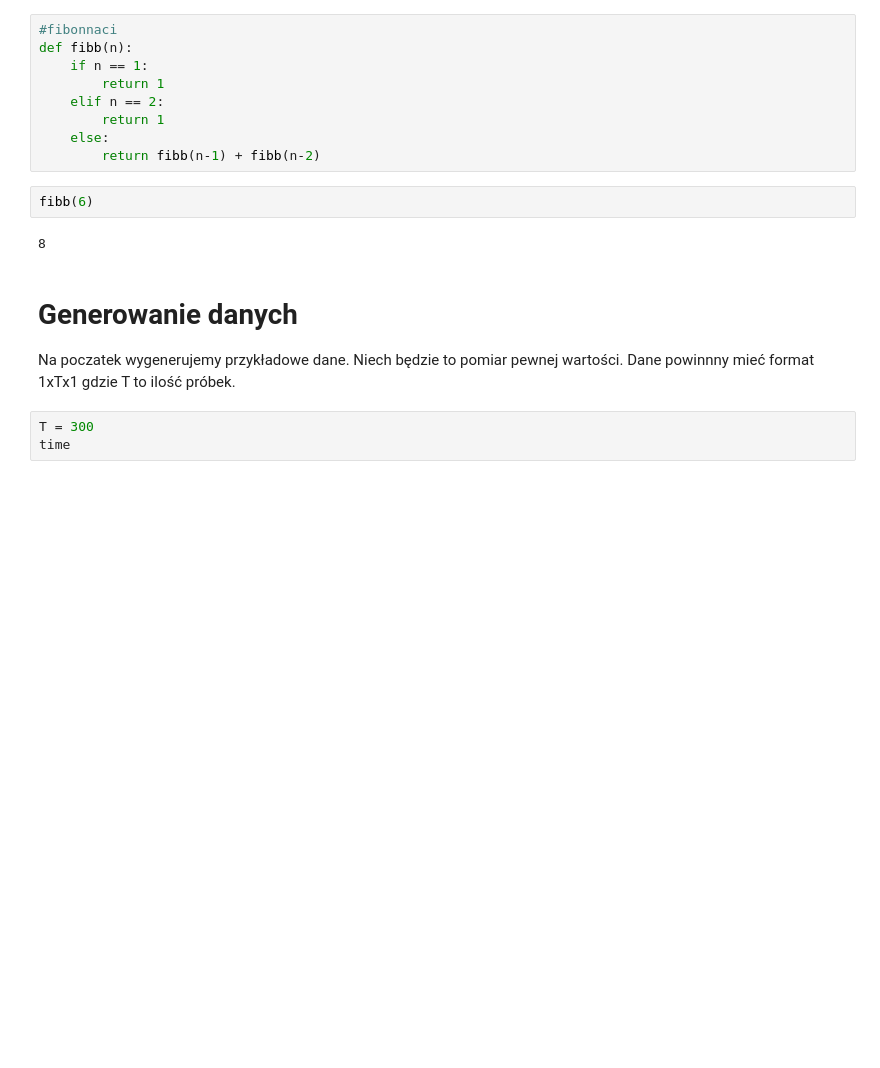
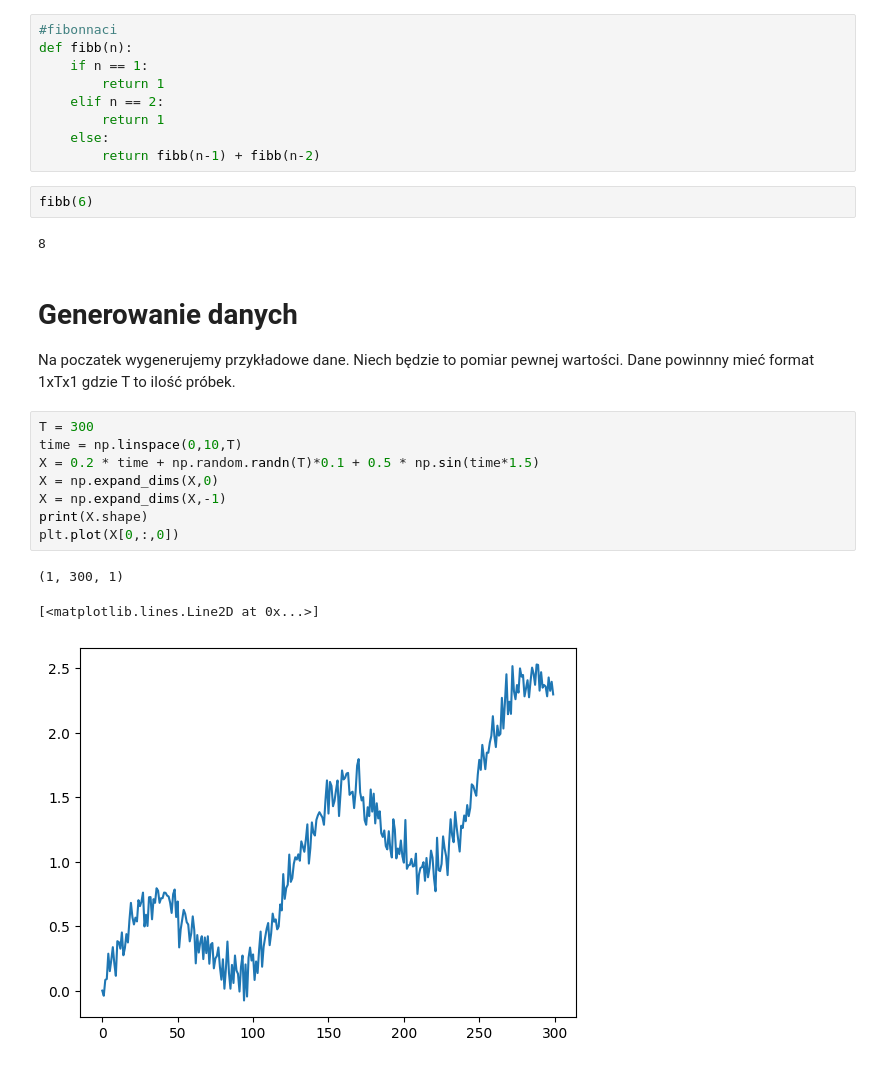
Before and after one commit to magannamazur/Codewars, a Jupyter notebook: Bootcamp/Recursive Neural Network/1_Keras_mm_syntax.ipynb, the cells around one changed output. Cells and saved outputs as stored; diff of their text form; blank space fills up the shorter version.

```diff
--- a/Bootcamp/Recursive Neural Network/1_Keras_mm_syntax.ipynb
+++ b/Bootcamp/Recursive Neural Network/1_Keras_mm_syntax.ipynb
@@ -41,6 +41,15 @@ fibb(6)
 # %% [markdown]
 # Generowanie danych
 Na poczatek wygenerujemy przykładowe dane. Niech będzie to pomiar pewnej wartości. Dane powinnny mieć format 1xTx1 gdzie T to ilość próbek.
-# %%
-T = 300
-time
+# %%
+T = 300
+time = np.linspace(0,10,T)
+X = 0.2 * time + np.random.randn(T)*0.1 + 0.5 * np.sin(time*1.5)
+X = np.expand_dims(X,0)
+X = np.expand_dims(X,-1)
+print(X.shape)
+plt.plot(X[0,:,0])
+# %% [output]
+(1, 300, 1)
+[<matplotlib.lines.Line2D at 0x...>]
+[figure, added]
```
Also changed, not shown: parts of 12 cells of this notebook.
